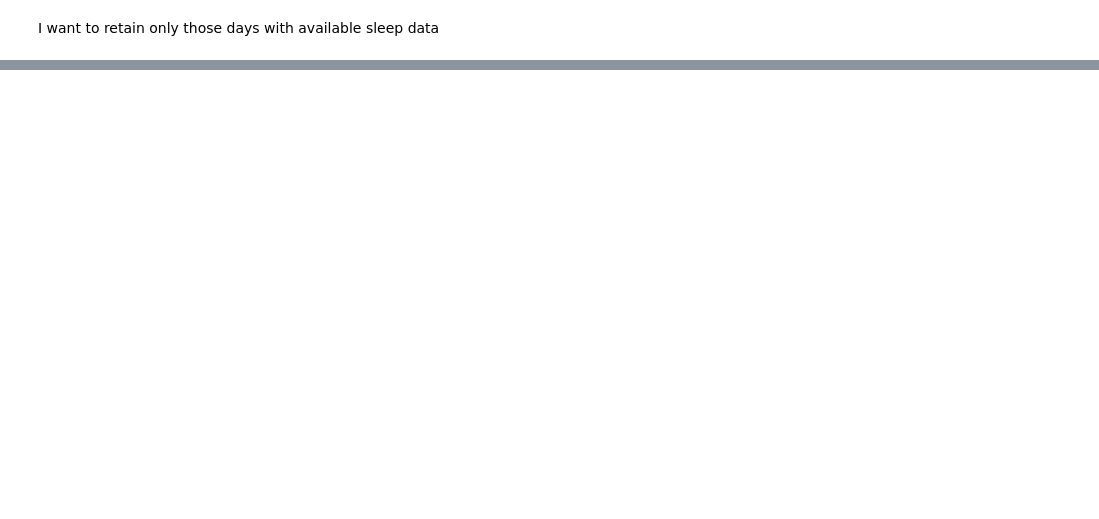
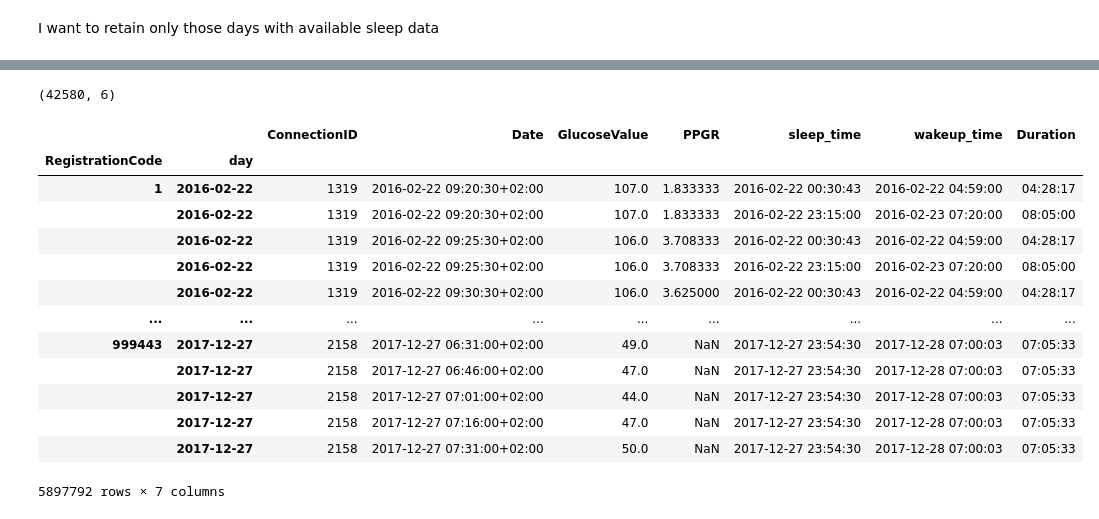
Before and after one commit to ElviraMingazova/MA_Thesis, a Jupyter notebook: Get Night CGM.ipynb, the cells around one changed output, grey strips where cells are left out. Drawn from its saved outputs; the diff is of its cells as text; code cells hidden in the pictures; blank space fills up the shorter version.

```diff
--- a/Get Night CGM.ipynb
+++ b/Get Night CGM.ipynb
@@ -65 +162,3 @@ cgm_filtered = cgmdf[cgmdf.index.get_level_values('RegistrationCode').isin(rc_sl
+# %%
+cgmdf.set_index(['RegistrationCode','day'], inplace=True)
 # %%
@@ -101,0 +255,4 @@ AttributeError: 'DataFrameGroupBy' object has no attribute 'applly'
+# %%
+sleep_df.shape
+# %% [output]
+(42580, 6)
@@ -101,0 +261,17 @@ AttributeError: 'DataFrameGroupBy' object has no attribute 'applly'
+# %%
+merged_df
+# %% [output]
+|  |  | ConnectionID | Date | GlucoseValue | PPGR | sleep_time | wakeup_time | Duration |
+| RegistrationCode | day |  |  |  |  |  |  |  |
+| 1 | 2016-02-22 | 1319 | 2016-02-22 09:20:30+02:00 | 107.0 | 1.833333 | 2016-02-22 00:30:43 | 2016-02-22 04:59:00 | 04:28:17 |
+|  | 2016-02-22 | 1319 | 2016-02-22 09:20:30+02:00 | 107.0 | 1.833333 | 2016-02-22 23:15:00 | 2016-02-23 07:20:00 | 08:05:00 |
+|  | 2016-02-22 | 1319 | 2016-02-22 09:25:30+02:00 | 106.0 | 3.708333 | 2016-02-22 00:30:43 | 2016-02-22 04:59:00 | 04:28:17 |
+|  | 2016-02-22 | 1319 | 2016-02-22 09:25:30+02:00 | 106.0 | 3.708333 | 2016-02-22 23:15:00 | 2016-02-23 07:20:00 | 08:05:00 |
+|  | 2016-02-22 | 1319 | 2016-02-22 09:30:30+02:00 | 106.0 | 3.625000 | 2016-02-22 00:30:43 | 2016-02-22 04:59:00 | 04:28:17 |
+| ... | ... | ... | ... | ... | ... | ... | ... | ... |
+| 999443 | 2017-12-27 | 2158 | 2017-12-27 06:31:00+02:00 | 49.0 | NaN | 2017-12-27 23:54:30 | 2017-12-28 07:00:03 | 07:05:33 |
+|  | 2017-12-27 | 2158 | 2017-12-27 06:46:00+02:00 | 47.0 | NaN | 2017-12-27 23:54:30 | 2017-12-28 07:00:03 | 07:05:33 |
+|  | 2017-12-27 | 2158 | 2017-12-27 07:01:00+02:00 | 44.0 | NaN | 2017-12-27 23:54:30 | 2017-12-28 07:00:03 | 07:05:33 |
+|  | 2017-12-27 | 2158 | 2017-12-27 07:16:00+02:00 | 47.0 | NaN | 2017-12-27 23:54:30 | 2017-12-28 07:00:03 | 07:05:33 |
+|  | 2017-12-27 | 2158 | 2017-12-27 07:31:00+02:00 | 50.0 | NaN | 2017-12-27 23:54:30 | 2017-12-28 07:00:03 | 07:05:33 |
+5897792 rows × 7 columns
```
Also changed, not shown: parts of 59 cells of this notebook, 2 other files.
